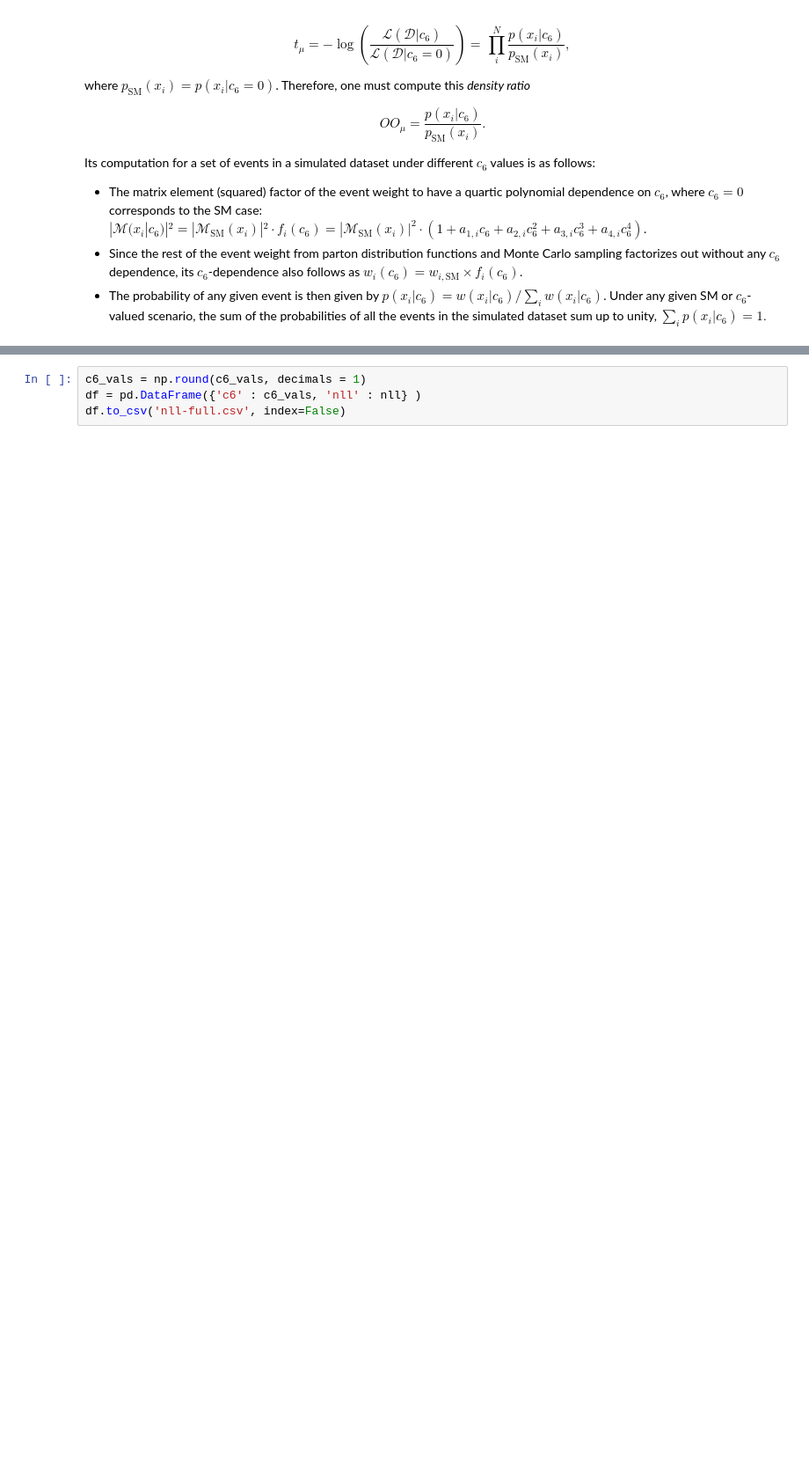
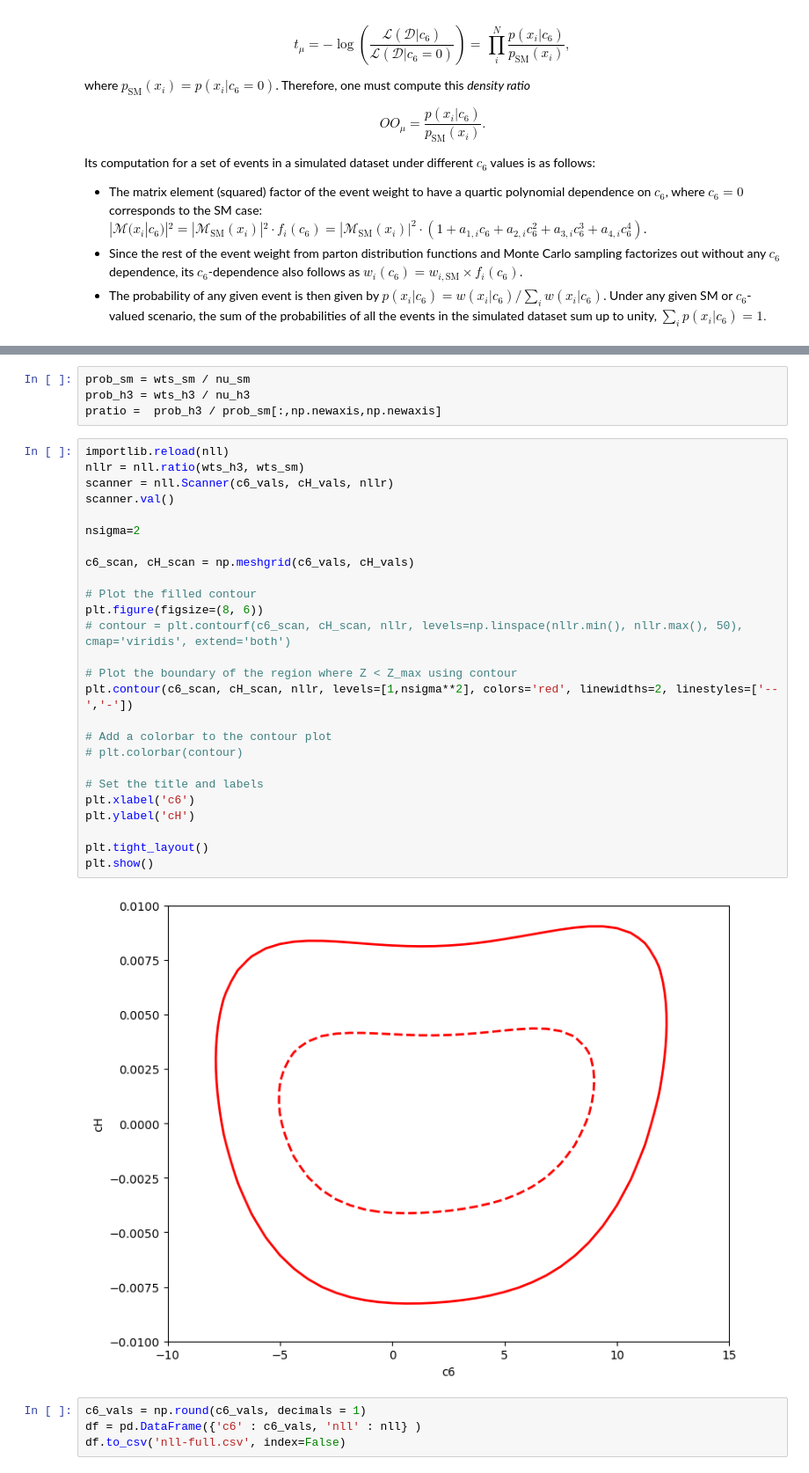
Before and after one commit to taehyounpark/higgs-offshell-interpretation, a Jupyter notebook: sensitivity-full.ipynb, the cells around one changed output, grey strips where cells are left out. Shown at 88% size. Drawn from its saved outputs; the diff is of its cells as text; blank space fills up the shorter version.

```diff
--- a/sensitivity-full.ipynb
+++ b/sensitivity-full.ipynb
@@ -111,3 +69,35 @@ plt.show()
+# %%
+prob_sm = wts_sm / nu_sm
+prob_h3 = wts_h3 / nu_h3
+pratio =  prob_h3 / prob_sm[:,np.newaxis,np.newaxis]
+# %%
+importlib.reload(nll)
+nllr = nll.ratio(wts_h3, wts_sm)
+scanner = nll.Scanner(c6_vals, cH_vals, nllr)
+scanner.val()
+
+nsigma=2
+
+c6_scan, cH_scan = np.meshgrid(c6_vals, cH_vals)
+
+# Plot the filled contour
+plt.figure(figsize=(8, 6))
+# contour = plt.contourf(c6_scan, cH_scan, nllr, levels=np.linspace(nllr.min(), nllr.max(), 50), cmap='viridis', extend='both')
+
+# Plot the boundary of the region where Z < Z_max using contour
+plt.contour(c6_scan, cH_scan, nllr, levels=[1,nsigma**2], colors='red', linewidths=2, linestyles=['--','-'])
+
+# Add a colorbar to the contour plot
+# plt.colorbar(contour)
+
+# Set the title and labels
+plt.xlabel('c6')
+plt.ylabel('cH')
+
+plt.tight_layout()
+plt.show()
+# %% [output]
+[figure, added]
 # %%
 c6_vals = np.round(c6_vals, decimals = 1)
 df = pd.DataFrame({'c6' : c6_vals, 'nll' : nll} )
```
Also changed, not shown: parts of 9 cells of this notebook, 8 other files.
